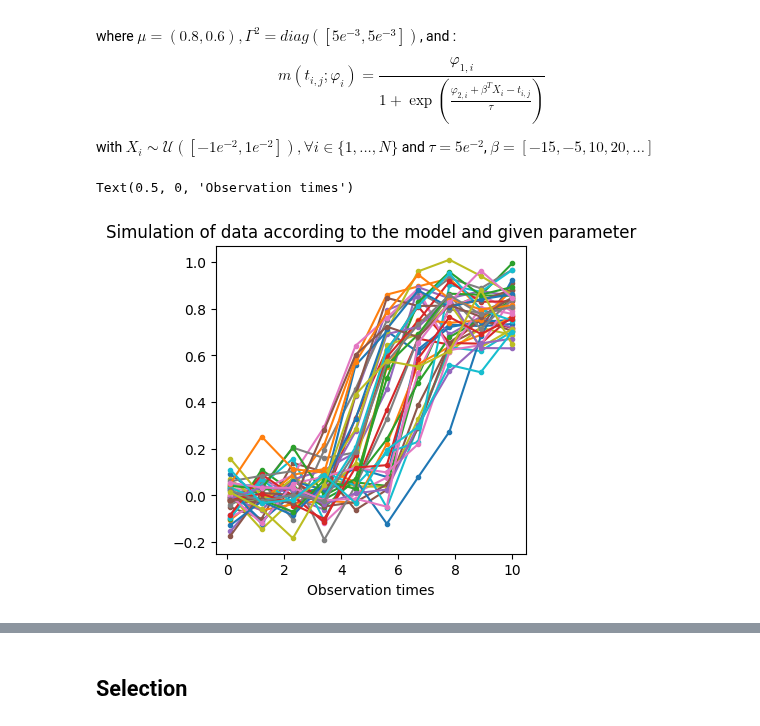
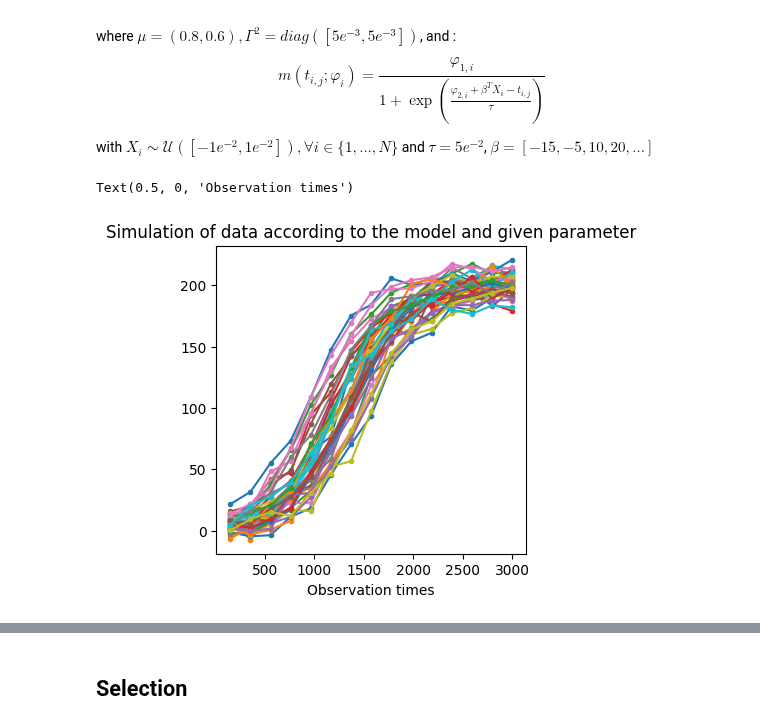
Before and after one commit to caillebotteAntoine/sdg4varselect, a Jupyter notebook: examples/variable_selection_logistic.ipynb, the cells around one changed output, grey strips where cells are left out. Cells and saved outputs as stored; diff of their text form; code cells hidden in the pictures.

```diff
--- a/examples/variable_selection_logistic.ipynb
+++ b/examples/variable_selection_logistic.ipynb
@@ -50,9 +48,11 @@ class LogisticMixedEffectsModel(AbstractMixedEffectsModel, AbstractHDModel):
 
     def init_parametrization(self):
         self._parametrization = pc.NamedTuple(
-            mean_latent=pc.Real(shape=(2,), scale=0.1),
-            cov_latent=pc.MatrixDiagPosDef(dim=2, scale=0.1),
-            tau=pc.RealPositive(scale=1),
+            mean_latent=pc.Real(
+                shape=(2,), scale=(10, 10), loc=jnp.array([0, 1000])
+            ),  # 0.1),
+            cov_latent=pc.MatrixDiagPosDef(dim=2, scale=1),  # 0.1),
+            tau=pc.Real(scale=1, loc=100),
             var_residual=pc.RealPositive(scale=1),
             beta=pc.Real(scale=1, shape=(self.P,)),
         )
@@ -69,39 +69,52 @@ class LogisticMixedEffectsModel(AbstractMixedEffectsModel, AbstractHDModel):
         (prngkey_mem, prngkey_cov) = jrd.split(prngkey, num=2)
 
         # === nlmem_simulation() === #
-        time = 10*jnp.linspace(0.01, 1, self.J)
+        # time = 10*jnp.linspace(0.01, 1, self.J)
+        time = jnp.linspace(150, 3000, self.J)
         time = jnp.tile(time, (self.N, 1))
 
-        cov = 5*3e-2 * jrd.uniform(prngkey_cov, shape=(self.N, self.P))
+        # cov = 5*3e-2 * jrd.uniform(prngkey_cov, minval=-1, maxval=1, shape=(self.N, self.P))
+        cov = jrd.uniform(prngkey_cov, minval=-1, maxval=1, shape=(self.N, self.P))
+
         obs, sim = AbstractMixedEffectsModel.sample(
             self, params_star, prngkey_mem, mem_obs_time=time, cov=cov
         )
 
         return {"mem_obs_time": time, "cov": cov} | obs, sim
 # %%
-myModel = LogisticMixedEffectsModel(N=40, J=10, P=10)
+myModel = LogisticMixedEffectsModel(N=40, J=15, P=10)
+
+# p_star = myModel.new_params(
+#     mean_latent=jnp.array([0.8, 10 * 0.5]),
+#     cov_latent=jnp.diag(jnp.array([5e-3, 10 * 2 * 5e-3])),
+#     var_residual=5e-3,
+#     tau=10 * 0.05,
+#     beta=jnp.concatenate(  # [jnp.zeros(shape = (myModel.P,))]
+#         [jnp.array([-15, -5, 10, 20]), jnp.zeros(shape=(myModel.P - 4,))]
+#     ),
+# )
 
 p_star = myModel.new_params(
-    mean_latent=jnp.array([0.8, 10*0.5]),
-    cov_latent=jnp.diag(jnp.array([5e-3, 10*2*5e-3])),
-    var_residual=5e-3,
-    tau=10*0.05,
-    beta=jnp.concatenate(   #[jnp.zeros(shape = (myModel.P,))]
-        [jnp.array([-15, -5, 10, 20]), jnp.zeros(shape=(myModel.P - 4,))]
+    mean_latent=jnp.array([200, 1200]),
+    cov_latent=jnp.diag(jnp.array([50, 500])),
+    tau=300,
+    var_residual=30,
+    beta=jnp.concatenate(
+        # [jnp.zeros(shape=(myModel.P,))]
+        [jnp.array([300, 100, -200]), jnp.zeros(shape=(myModel.P - 3,))]
     ),
 )
-
 
 # p_star = myModel.parametrization.reals1d_to_params(res.theta_reals1d[-1])
 myobs, mysim = myModel.sample(p_star, jrd.PRNGKey(0))
 
 ax = sdgplt.ax(4, 4)
 _ = ax.plot(myobs["mem_obs_time"].T, myobs["Y"].T, ".-")
 ax.set_title("Simulation of data according to the model and given parameter")
 ax.set_xlabel("Observation times")
 # %% [output]
 Text(0.5, 0, 'Observation times')
-[figure, old version]
+[figure, new version]
 # %%
 from copy import deepcopy
 from sdg4varselect.outputs import MultiGDResults
```
Also changed, not shown: parts of 11 cells of this notebook, 1 other file.
